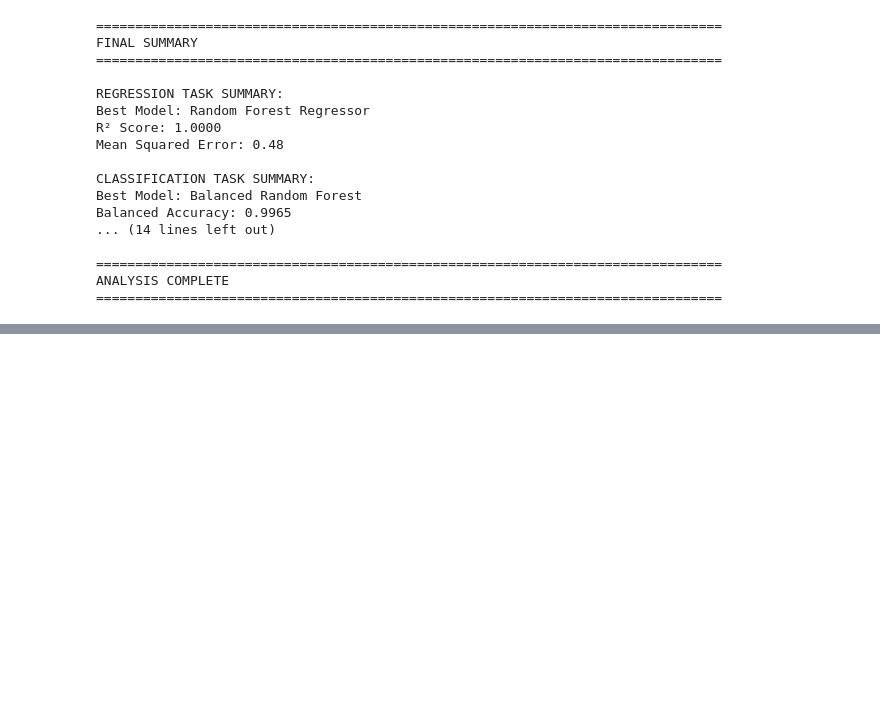
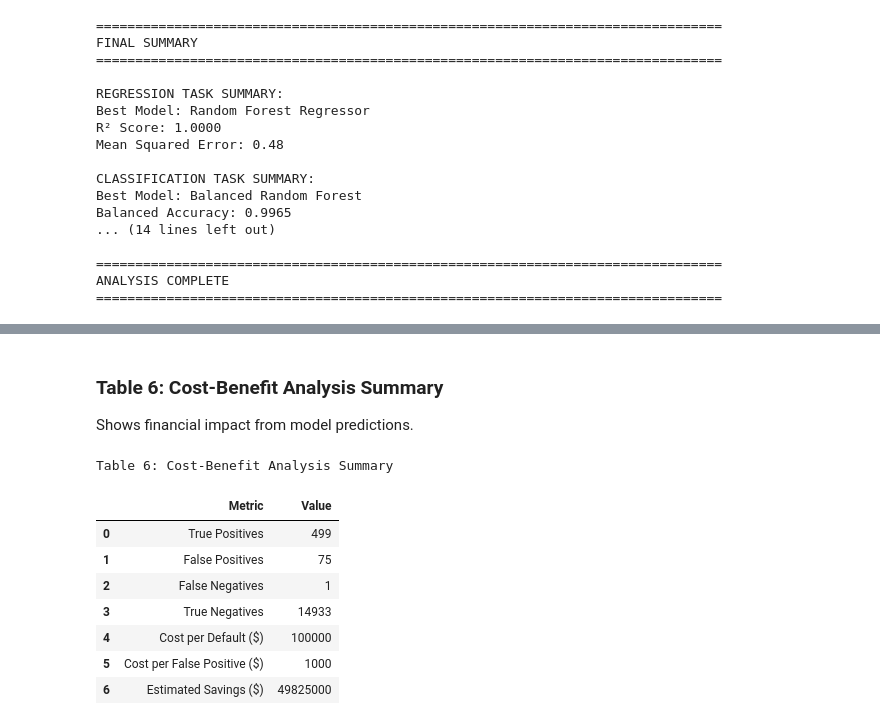
Before and after one commit to Maxwella10/A-Machine-Learning-Approach-to-Loan-Default-Prediction, a Jupyter notebook: loans.ipynb, the cells around one changed output, grey strips where cells are left out. Saved outputs shown, nothing was run; the diff lists cells and outputs as text; code cells hidden in the pictures; blank space fills up the shorter version.

```diff
--- a/loans.ipynb
+++ b/loans.ipynb
@@ -898,0 +1002,24 @@ ANALYSIS COMPLETE
+# %% [markdown]
+### Table 6: Cost-Benefit Analysis Summary
+
+Shows financial impact from model predictions.
+# %%
+# Table 6: Cost-Benefit Analysis Summary
+cost_benefit = pd.DataFrame({
+    'Metric': ['True Positives', 'False Positives', 'False Negatives', 'True Negatives',
+               'Cost per Default ($)', 'Cost per False Positive ($)', 'Estimated Savings ($)'],
+    'Value': [TP, FP, FN, TN, cost_default, cost_fp, potential_savings]
+})
+
+print("Table 6: Cost-Benefit Analysis Summary")
+display(cost_benefit)
+# %% [output]
+Table 6: Cost-Benefit Analysis Summary
+|  | Metric | Value |
+| 0 | True Positives | 499 |
+| 1 | False Positives | 75 |
+| 2 | False Negatives | 1 |
+| 3 | True Negatives | 14933 |
+| 4 | Cost per Default ($) | 100000 |
+| 5 | Cost per False Positive ($) | 1000 |
+| 6 | Estimated Savings ($) | 49825000 |
```
Also changed, not shown: parts of 12 cells of this notebook.
